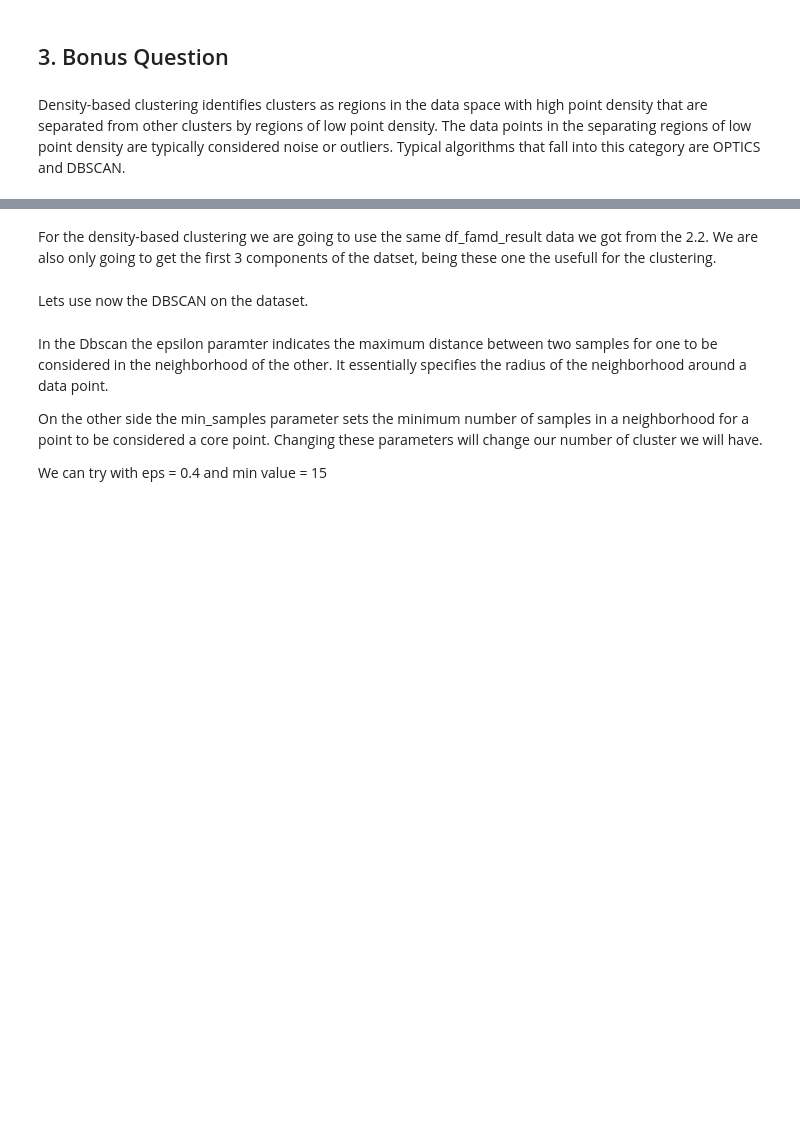
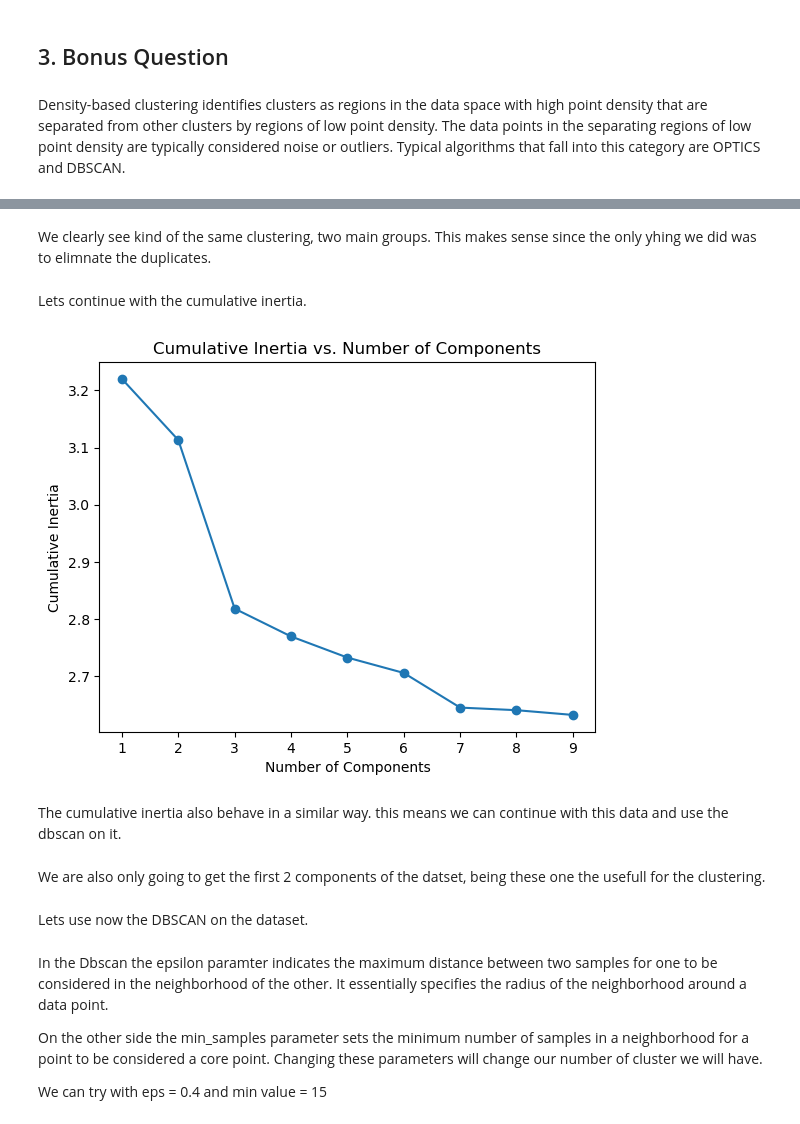
Before and after one commit to Marioiacobelli/ADM-HW4, a Jupyter notebook: main.ipynb, the cells around one changed output, grey strips where cells are left out. Drawn from its saved outputs; the diff is of its cells as text; code cells hidden in the pictures; blank space fills up the shorter version.

```diff
--- a/main.ipynb
+++ b/main.ipynb
@@ -1104,3 +1114,24 @@ Density-based clustering identifies clusters as regions in the data space with h
+# %% [markdown]
+We clearly see kind of the same clustering, two main groups. This makes sense since the only yhing we did was to elimnate the duplicates.
+# %% [markdown]
+Lets continue with the cumulative inertia.
+# %%
+famd = FAMD(n_components=9, n_iter=10,random_state=10)
+famd_fit=famd.fit(df_famd_3)
+
+
+cumulative_inertia = famd_fit.percentage_of_variance_
+
+# We plotting the cumulative inertia
+plt.plot(range(1, 10), cumulative_inertia, marker='o')
+plt.xlabel('Number of Components')
+plt.ylabel('Cumulative Inertia')
+plt.title('Cumulative Inertia vs. Number of Components')
+plt.show()
+# %% [output]
+[figure, added]
+# %% [markdown]
+The cumulative inertia also behave in a similar way. this means we can continue with this data and use the dbscan on it.
 # %% [markdown]
-For the density-based clustering we are going to use the same df_famd_result data we got from the 2.2. We are also only going to get the first 3 components of the datset, being these one the usefull for the clustering.
+We are also only going to get the first 2 components of the datset, being these one the usefull for the clustering.
 # %%
```
Also changed, not shown: parts of 13 cells of this notebook.
